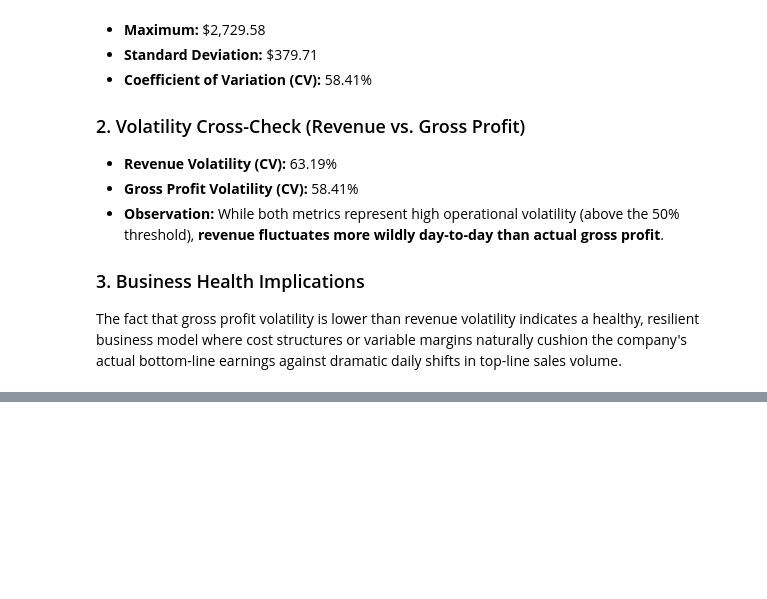
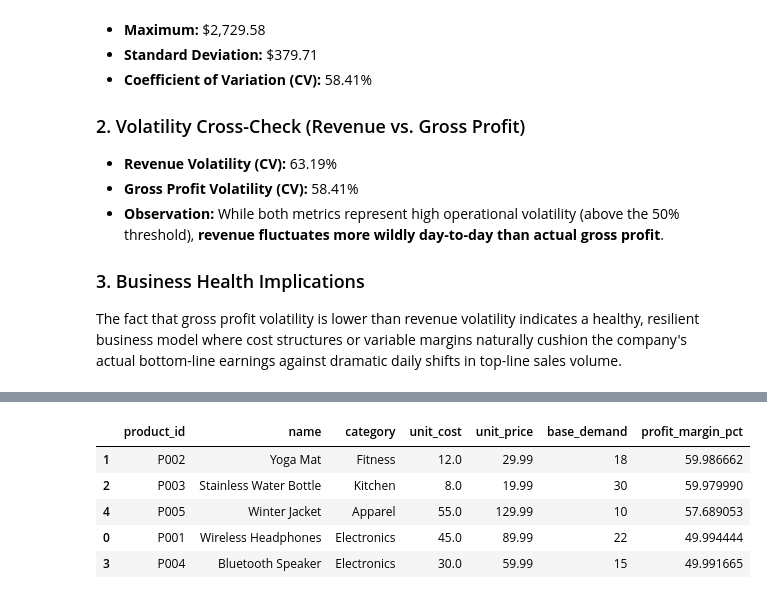
Before and after one commit to dominator959/ResilioChain, a Jupyter notebook: notebooks/eda/session_2_eda_univariate_analysis_part_A.ipynb, the cells around one changed output, grey strips where cells are left out. Saved outputs shown, nothing was run; the diff lists cells and outputs as text; code cells hidden in the pictures; blank space fills up the shorter version.

```diff
--- a/notebooks/eda/session_2_eda_univariate_analysis_part_A.ipynb
+++ b/notebooks/eda/session_2_eda_univariate_analysis_part_A.ipynb
@@ -554,0 +545,16 @@ I have done all problems
+# %%
+def profit_margin(df):
+    """Calculating the profit margin per product"""
+
+    df['profit_margin_pct'] = ((df['unit_price'] - df['unit_cost']) / df['unit_price']) * 100
+    return df.sort_values(ascending=False, by='profit_margin_pct')
+
+
+profit_margin(products_data)
+# %% [output]
+|  | product_id | name | category | unit_cost | unit_price | base_demand | profit_margin_pct |
+| 1 | P002 | Yoga Mat | Fitness | 12.0 | 29.99 | 18 | 59.986662 |
+| 2 | P003 | Stainless Water Bottle | Kitchen | 8.0 | 19.99 | 30 | 59.979990 |
+| 4 | P005 | Winter Jacket | Apparel | 55.0 | 129.99 | 10 | 57.689053 |
+| 0 | P001 | Wireless Headphones | Electronics | 45.0 | 89.99 | 22 | 49.994444 |
+| 3 | P004 | Bluetooth Speaker | Electronics | 30.0 | 59.99 | 15 | 49.991665 |
```
Also changed, not shown: parts of 14 cells of this notebook.
